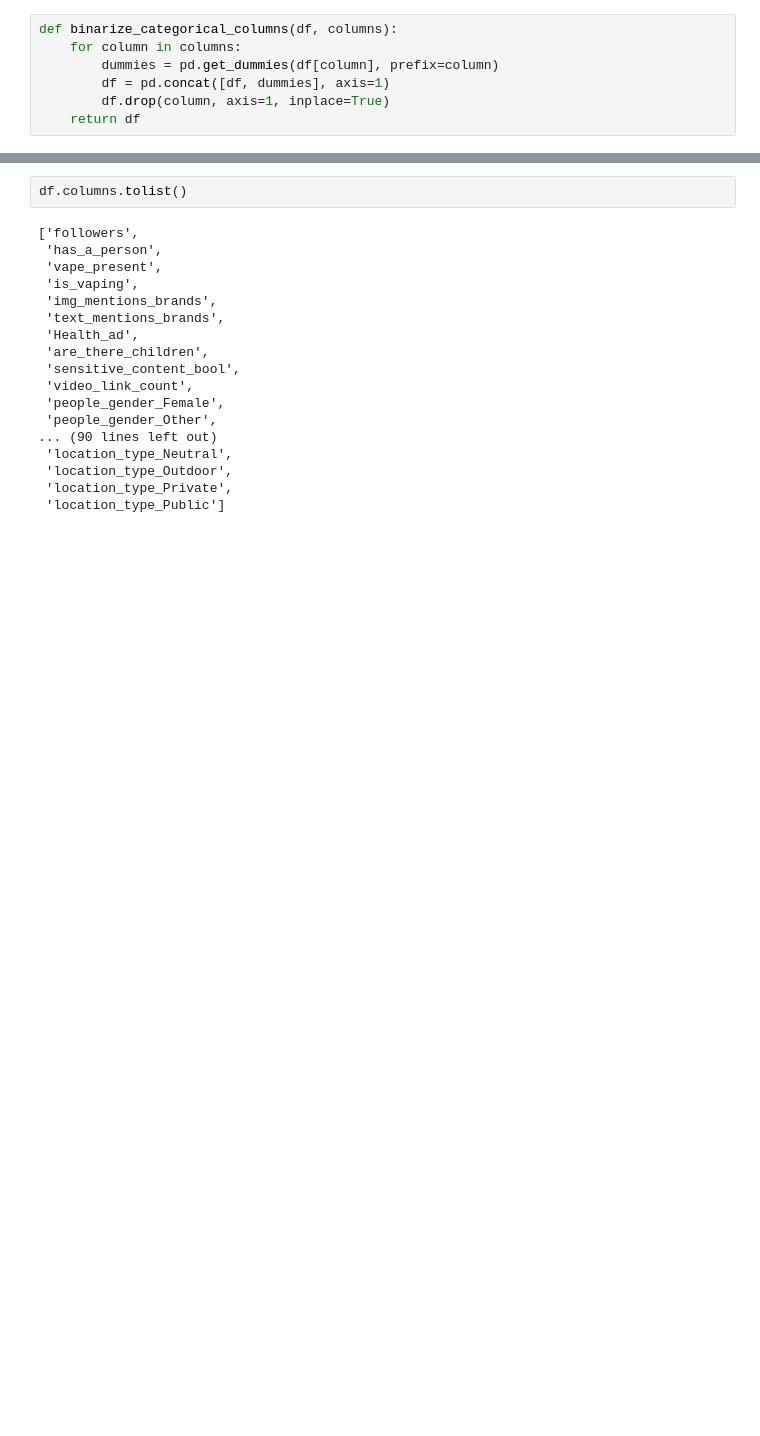
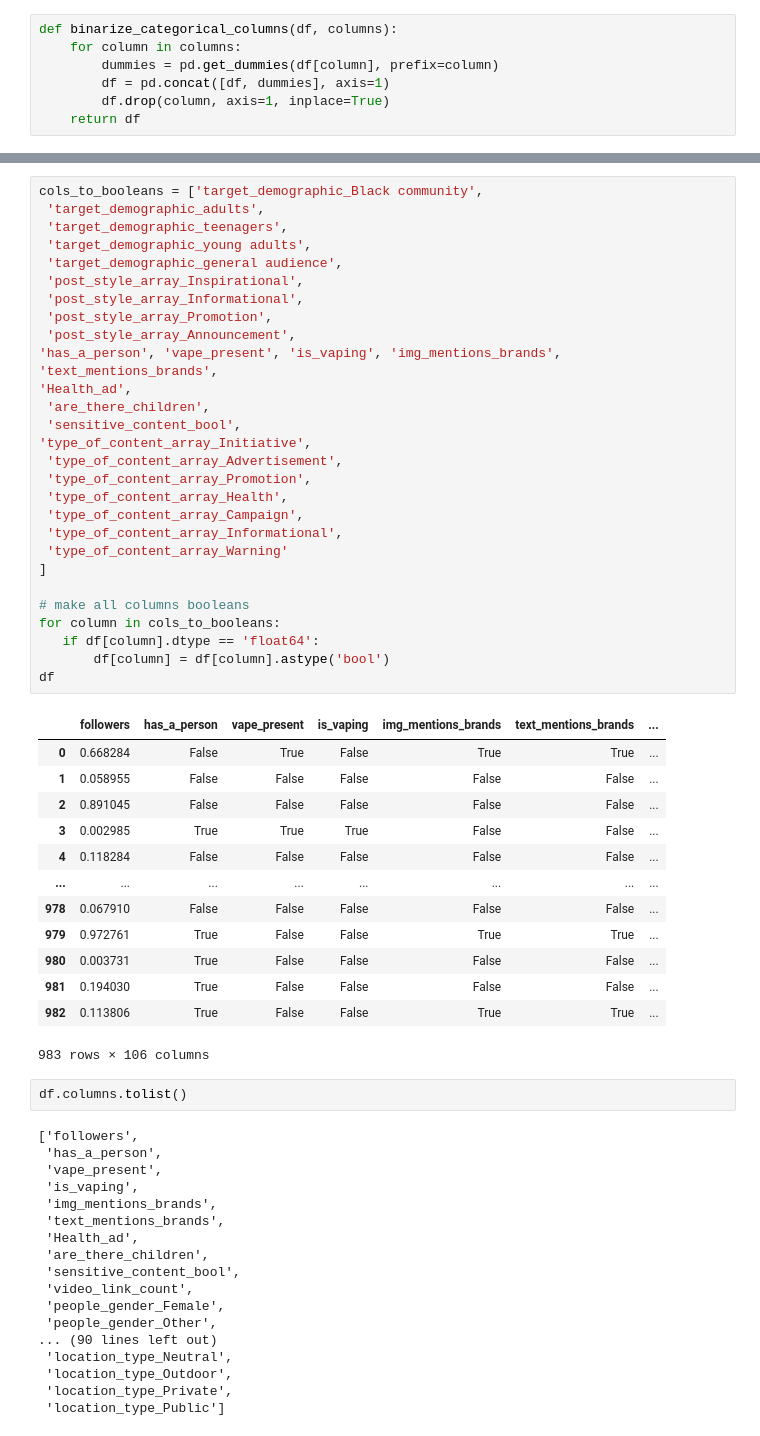
Before and after one commit to Patrick448/Data-Mining, a Jupyter notebook: 2-clustering/clustering.ipynb, the cells around one changed output, grey strips where cells are left out. Cells and saved outputs as stored; diff of their text form; blank space fills up the shorter version.

```diff
--- a/2-clustering/clustering.ipynb
+++ b/2-clustering/clustering.ipynb
@@ -59,3 +83,46 @@ Length: 106, dtype: object
+# %%
+cols_to_booleans = ['target_demographic_Black community',
+ 'target_demographic_adults',
+ 'target_demographic_teenagers',
+ 'target_demographic_young adults',
+ 'target_demographic_general audience',
+ 'post_style_array_Inspirational',
+ 'post_style_array_Informational',
+ 'post_style_array_Promotion',
+ 'post_style_array_Announcement',
+'has_a_person', 'vape_present', 'is_vaping', 'img_mentions_brands',
+'text_mentions_brands',
+'Health_ad',
+ 'are_there_children',
+ 'sensitive_content_bool',
+'type_of_content_array_Initiative',
+ 'type_of_content_array_Advertisement',
+ 'type_of_content_array_Promotion',
+ 'type_of_content_array_Health',
+ 'type_of_content_array_Campaign',
+ 'type_of_content_array_Informational',
+ 'type_of_content_array_Warning'
+]
+
+# make all columns booleans
+for column in cols_to_booleans:
+   if df[column].dtype == 'float64':
+       df[column] = df[column].astype('bool')
+df
+# %% [output]
+|  | followers | has_a_person | vape_present | is_vaping | img_mentions_brands | text_mentions_brands | ... |
+| 0 | 0.668284 | False | True | False | True | True | ... |
+| 1 | 0.058955 | False | False | False | False | False | ... |
+| 2 | 0.891045 | False | False | False | False | False | ... |
+| 3 | 0.002985 | True | True | True | False | False | ... |
+| 4 | 0.118284 | False | False | False | False | False | ... |
+| ... | ... | ... | ... | ... | ... | ... | ... |
+| 978 | 0.067910 | False | False | False | False | False | ... |
+| 979 | 0.972761 | True | False | False | True | True | ... |
+| 980 | 0.003731 | True | False | False | False | False | ... |
+| 981 | 0.194030 | True | False | False | False | False | ... |
+| 982 | 0.113806 | True | False | False | True | True | ... |
+983 rows × 106 columns
 # %%
 df.columns.tolist()
 # %% [output]
```
Also changed, not shown: parts of 26 cells of this notebook.
